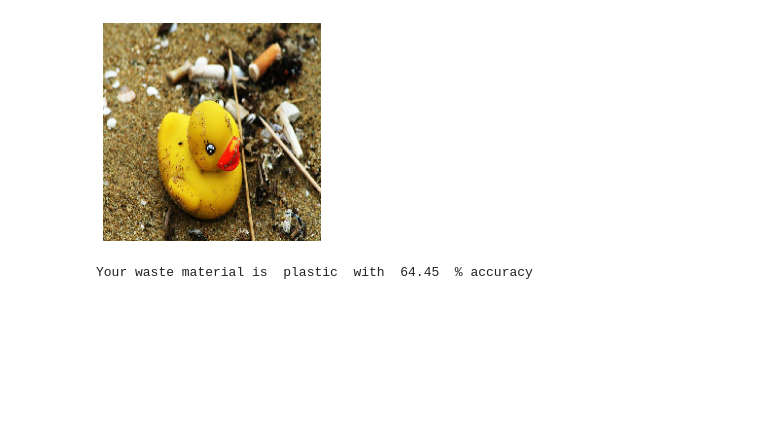
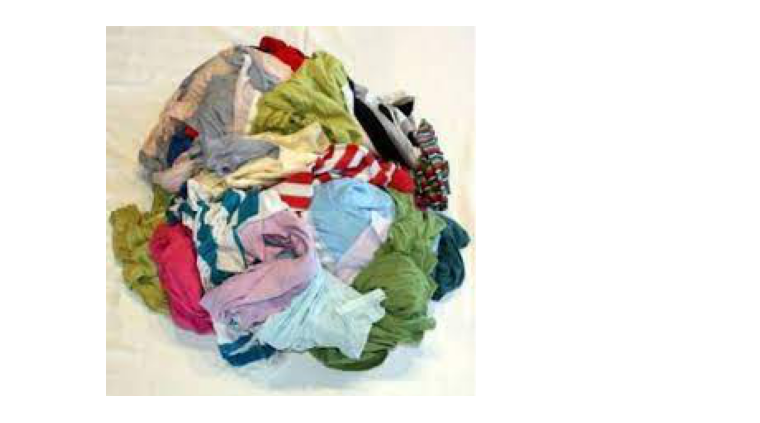
Before and after one commit to datasci-rahul/waste_management, a Jupyter notebook: waste_classification.ipynb, the cells around one changed output. Cells and saved outputs as stored; diff of their text form; code cells hidden in the pictures; blank space fills up the shorter version.

```diff
--- a/waste_classification.ipynb
+++ b/waste_classification.ipynb
@@ -115,8 +103,7 @@ def waste_prediction(new_image):
   predicted_accuracy = round(np.max(predicted_array) * 100, 2)
 
   print("Your waste material is ", predicted_value, " with ", predicted_accuracy, " % accuracy")
-# %%
-waste_prediction("toy.jpg")
-# %% [output]
-[figure, removed]
-Your waste material is  plastic  with  64.45  % accuracy
+# %%
+waste_prediction("E:\Workstation\Waste\clo.jfif")
+# %% [output]
+[figure, added]
```
Also changed, not shown: parts of 9 cells of this notebook.
